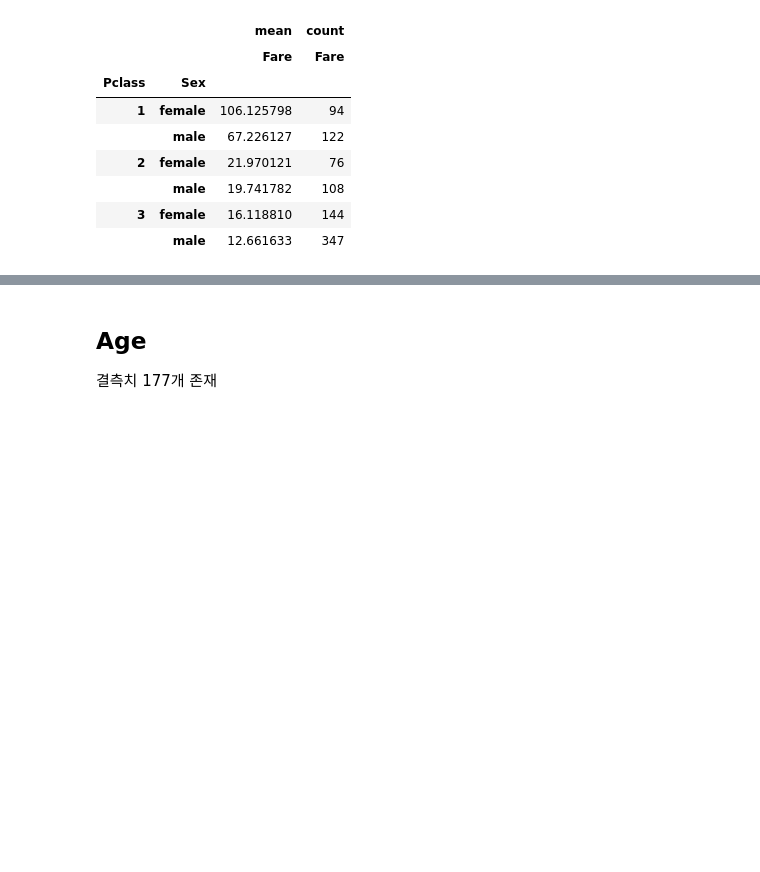
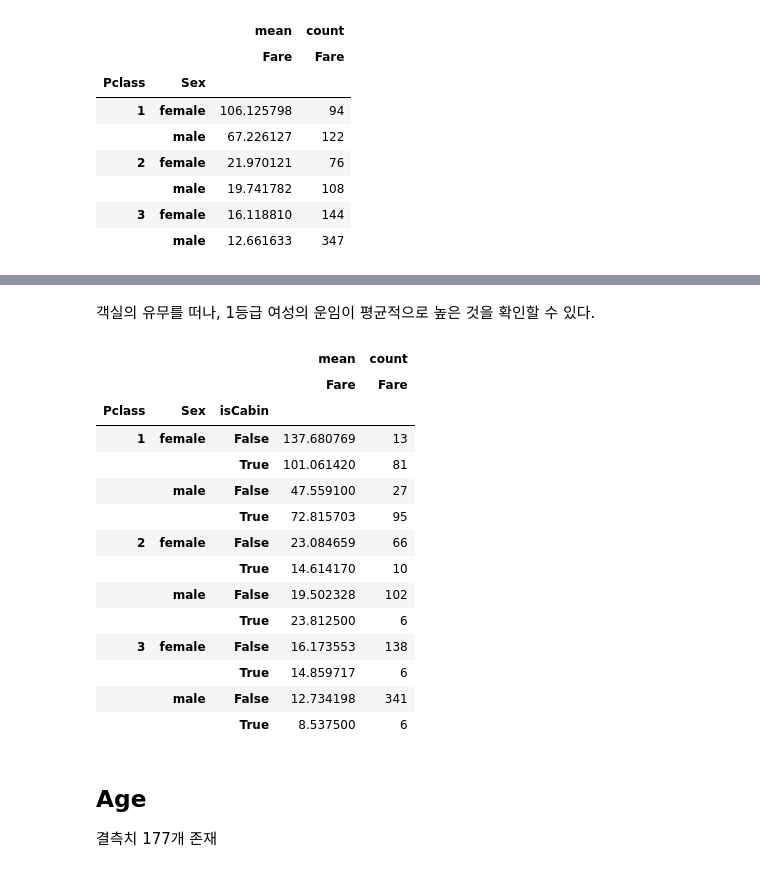
Before and after one commit to Usunwoo/kaggle-titanic, a Jupyter notebook: titanic.ipynb, the cells around one changed output, grey strips where cells are left out. Cells and saved outputs as stored; diff of their text form; code cells hidden in the pictures; blank space fills up the shorter version.

```diff
--- a/titanic.ipynb
+++ b/titanic.ipynb
@@ -341,3 +342,23 @@ train[~train.Cabin.isna()]
+# %% [markdown]
+객실의 유무를 떠나, 1등급 여성의 운임이 평균적으로 높은 것을 확인할 수 있다.
+# %%
+pd.pivot_table(data=train, values=['Fare'], index=['Pclass', 'Sex', 'isCabin'], aggfunc=['mean', 'count'])
+# %% [output]
+|  |  |  | mean | count |
+|  |  |  | Fare | Fare |
+| Pclass | Sex | isCabin |  |  |
+| 1 | female | False | 137.680769 | 13 |
+|  |  | True | 101.061420 | 81 |
+|  | male | False | 47.559100 | 27 |
+|  |  | True | 72.815703 | 95 |
+| 2 | female | False | 23.084659 | 66 |
+|  |  | True | 14.614170 | 10 |
+|  | male | False | 19.502328 | 102 |
+|  |  | True | 23.812500 | 6 |
+| 3 | female | False | 16.173553 | 138 |
+|  |  | True | 14.859717 | 6 |
+|  | male | False | 12.734198 | 341 |
+|  |  | True | 8.537500 | 6 |
 # %% [markdown]
 ## Age
 결측치 177개 존재
```
Also changed, not shown: parts of 90 cells of this notebook.
